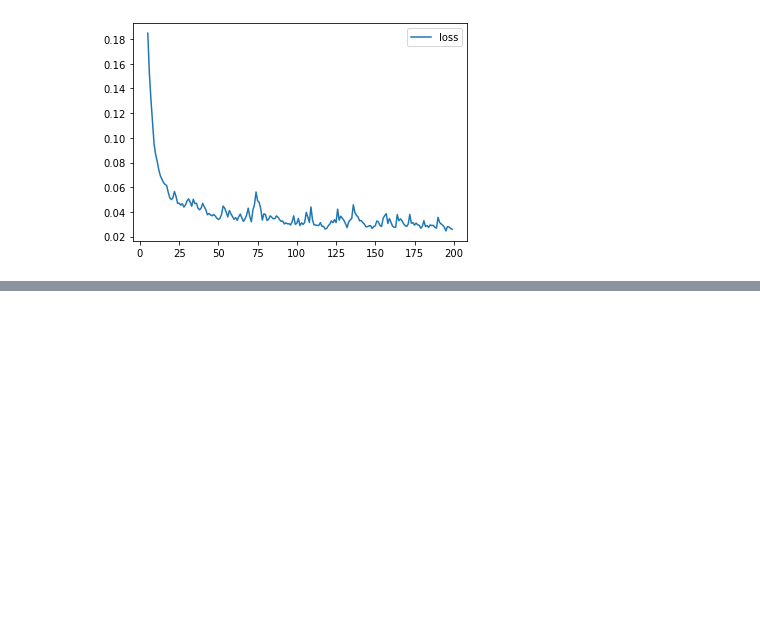
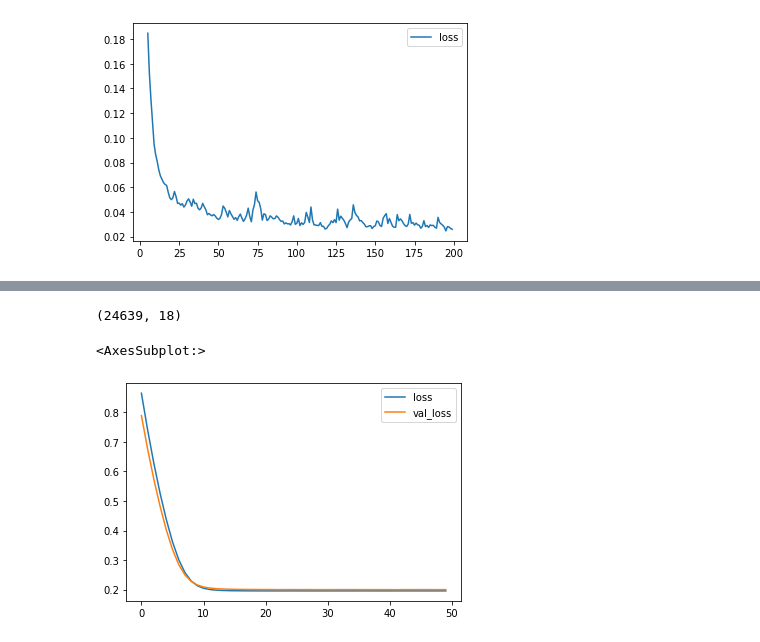
Before and after one commit to AliakbarMehdizadeh/Deep-Neural-Networks, a Jupyter notebook: Intro_to_Deep_Learning.ipynb, the cells around one changed output, grey strips where cells are left out. Drawn from its saved outputs; the diff is of its cells as text; code cells hidden in the pictures; blank space fills up the shorter version.

```diff
--- a/Intro_to_Deep_Learning.ipynb
+++ b/Intro_to_Deep_Learning.ipynb
@@ -291,0 +458,32 @@ history_df.loc[5:, ['loss']].plot();
+# %%
+X_train = preprocess.fit_transform(X_train)
+X_valid = preprocess.transform(X_valid)
+y_train = y_train / 100 # popularity is on a scale 0-100, so this rescales to 0-1.
+y_valid = y_valid / 100
+# %%
+X_train.shape
+# %% [output]
+(24639, 18)
+# %%
+model = keras.Sequential([
+    layers.Dense(units= 1, input_shape=[18])
+])
+# %%
+model.compile(
+    optimizer = 'adam',
+    loss = 'mae'
+)
+# %%
+history = model.fit(
+    X_train,y_train,
+    validation_data=(X_valid, y_valid),
+    batch_size= 512,
+    epochs= 50,
+    verbose=0,
+)
+# %%
+history_df = pd.DataFrame(history.history)
+history_df.loc[0:, ['loss', 'val_loss']].plot()
+# %% [output]
+<AxesSubplot:>
+[figure, added]
```
Also changed, not shown: parts of 49 cells of this notebook.
